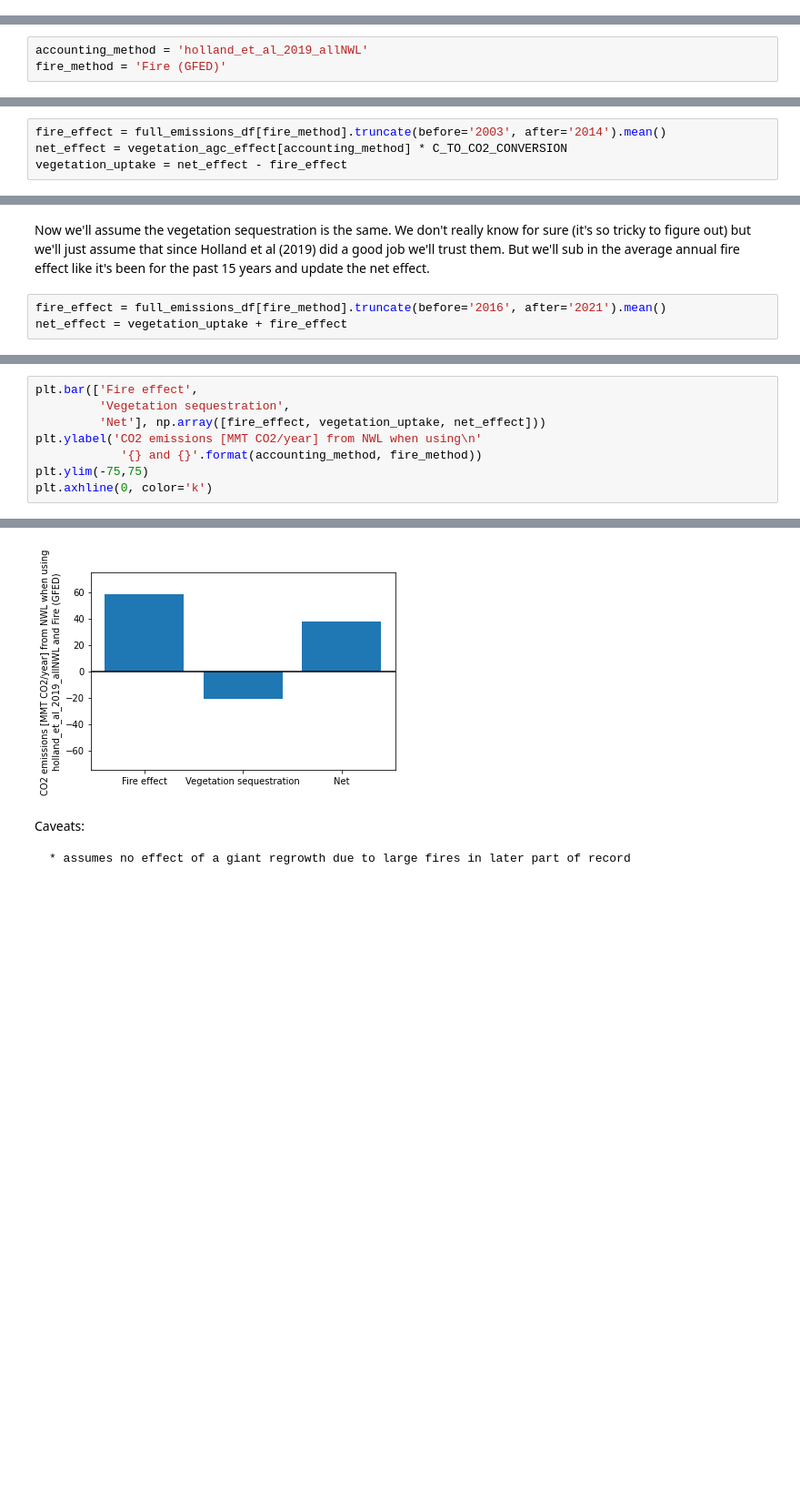
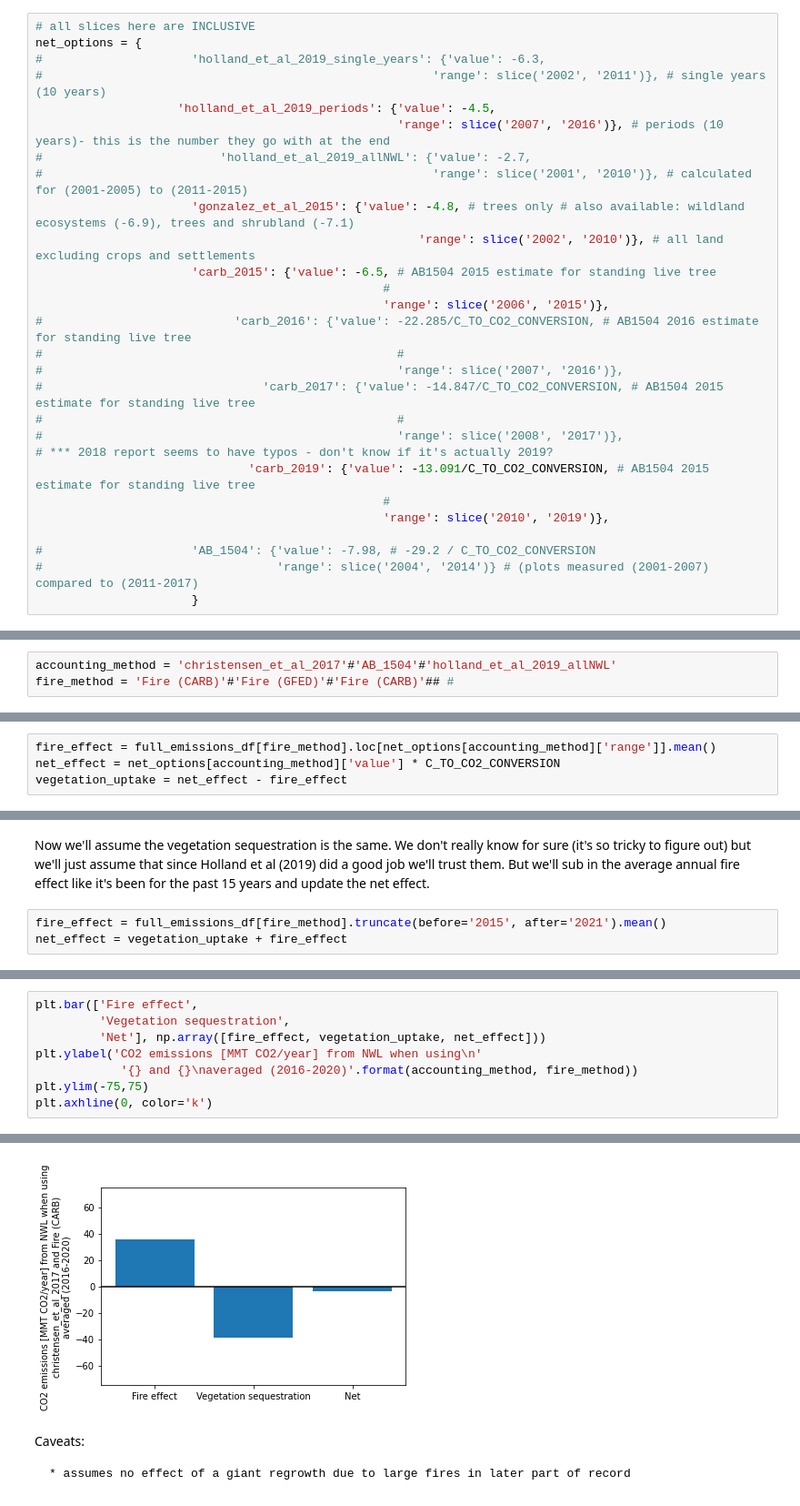
Before and after one commit to carbonplan/fire-forests-inventories, a Jupyter notebook: analyses/analyses.ipynb, the cells around one changed output, grey strips where cells are left out. Shown: that part at 91% size. Cells and saved outputs as stored; diff of their text form; blank space fills up the shorter version.

```diff
--- a/analyses/analyses.ipynb
+++ b/analyses/analyses.ipynb
@@ -219,0 +239,28 @@ Then we'll grab the different AGC estimates from the literature. This is all lai
+# %%
+# all slices here are INCLUSIVE
+net_options = {
+#                     'holland_et_al_2019_single_years': {'value': -6.3,
+#                                                       'range': slice('2002', '2011')}, # single years (10 years)
+                    'holland_et_al_2019_periods': {'value': -4.5,
+                                                   'range': slice('2007', '2016')}, # periods (10 years)- this is the number they go with at the end
+#                         'holland_et_al_2019_allNWL': {'value': -2.7,
+#                                                       'range': slice('2001', '2010')}, # calculated for (2001-2005) to (2011-2015)
+                      'gonzalez_et_al_2015': {'value': -4.8, # trees only # also available: wildland ecosystems (-6.9), trees and shrubland (-7.1)
+                                                      'range': slice('2002', '2010')}, # all land excluding crops and settlements
+                      'carb_2015': {'value': -6.5, # AB1504 2015 estimate for standing live tree
+                                                 #
+                                                 'range': slice('2006', '2015')},
+#                           'carb_2016': {'value': -22.285/C_TO_CO2_CONVERSION, # AB1504 2016 estimate for standing live tree
+#                                                  #
+#                                                  'range': slice('2007', '2016')},
+#                               'carb_2017': {'value': -14.847/C_TO_CO2_CONVERSION, # AB1504 2015 estimate for standing live tree
+#                                                  #
+#                                                  'range': slice('2008', '2017')},
+# *** 2018 report seems to have typos - don't know if it's actually 2019?
+                              'carb_2019': {'value': -13.091/C_TO_CO2_CONVERSION, # AB1504 2015 estimate for standing live tree
+                                                 #
+                                                 'range': slice('2010', '2019')},
+
+#                     'AB_1504': {'value': -7.98, # -29.2 / C_TO_CO2_CONVERSION
+#                                 'range': slice('2004', '2014')} # (plots measured (2001-2007) compared to (2011-2017)
+                      }
@@ -229,3 +336,3 @@ So the values above represent the net effect of forests from the sources and sin
 # %%
-accounting_method = 'holland_et_al_2019_allNWL'
-fire_method = 'Fire (GFED)'
+accounting_method = 'christensen_et_al_2017'#'AB_1504'#'holland_et_al_2019_allNWL'
+fire_method = 'Fire (CARB)'#'Fire (GFED)'#'Fire (CARB)'## #
@@ -234,6 +339,6 @@ If Holland et al (2019) calculated it based upon changes in stocks between (2001
 # %%
-fire_effect = full_emissions_df[fire_method].truncate(before='2003', after='2014').mean()
-net_effect = vegetation_agc_effect[accounting_method] * C_TO_CO2_CONVERSION
+fire_effect = full_emissions_df[fire_method].loc[net_options[accounting_method]['range']].mean()
+net_effect = net_options[accounting_method]['value'] * C_TO_CO2_CONVERSION
 vegetation_uptake = net_effect - fire_effect
 # %%
 plt.bar(['Fire effect',
@@ -249,5 +354,5 @@ plt.axhline(0, color='k')
 # %% [markdown]
 Now we'll assume the vegetation sequestration is the same. We don't really know for sure (it's so tricky to figure out) but we'll just assume that since Holland et al (2019) did a good job we'll trust them. But we'll sub in the average annual fire effect like it's been for the past 15 years and update the net effect.
 # %%
-fire_effect = full_emissions_df[fire_method].truncate(before='2016', after='2021').mean()
+fire_effect = full_emissions_df[fire_method].truncate(before='2015', after='2021').mean()
 net_effect = vegetation_uptake + fire_effect
@@ -254,14 +363,14 @@ net_effect = vegetation_uptake + fire_effect
 # %%
 plt.bar(['Fire effect',
          'Vegetation sequestration',
          'Net'], np.array([fire_effect, vegetation_uptake, net_effect]))
 plt.ylabel('CO2 emissions [MMT CO2/year] from NWL when using\n'
-            '{} and {}'.format(accounting_method, fire_method))
+            '{} and {}\naveraged (2016-2020)'.format(accounting_method, fire_method))
 plt.ylim(-75,75)
 plt.axhline(0, color='k')
 # %% [output]
 <matplotlib.lines.Line2D at 0x...>
-[figure, old version]
+[figure, new version]
 # %% [markdown]
 Caveats:
 
```
Also changed, not shown: parts of 63 cells of this notebook.
